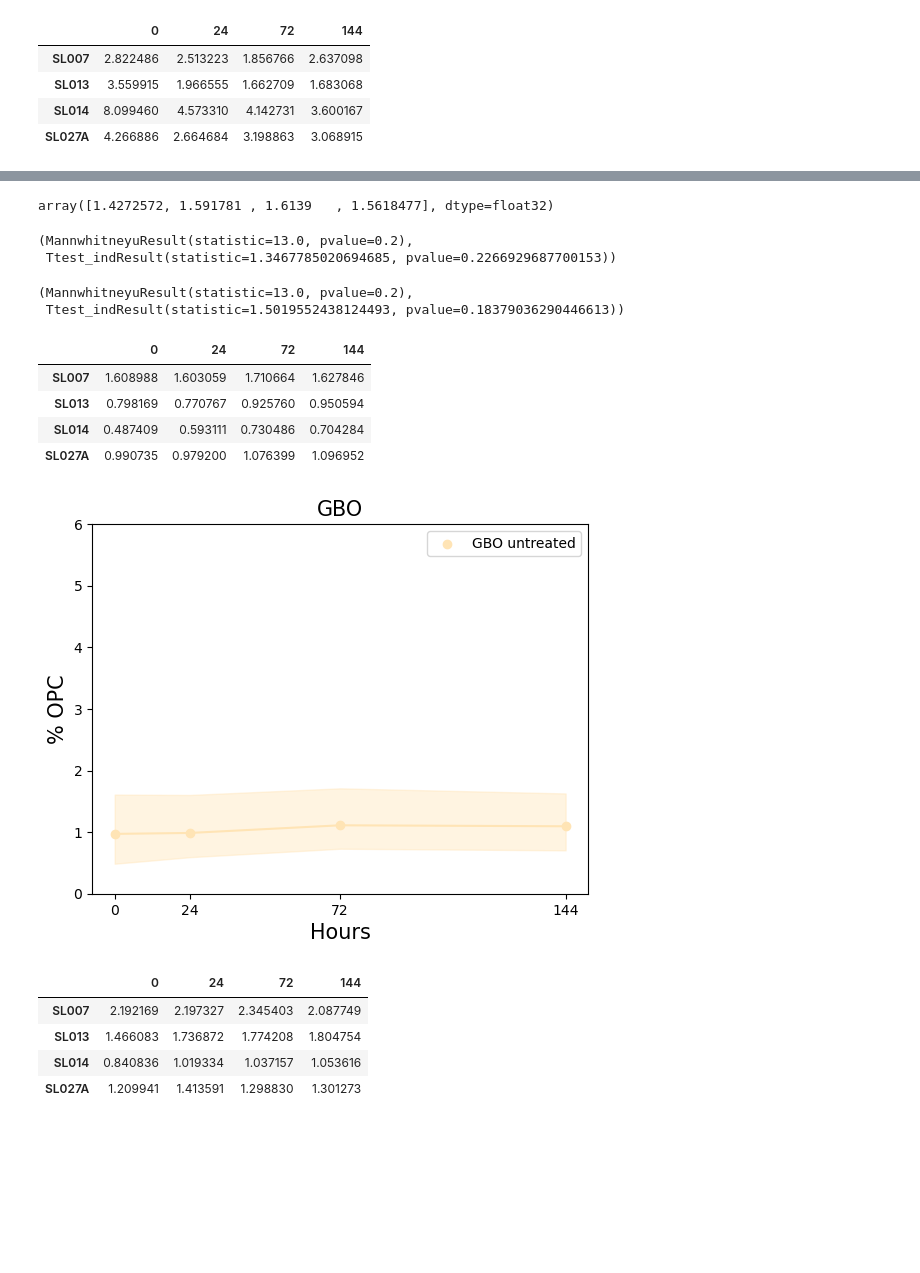
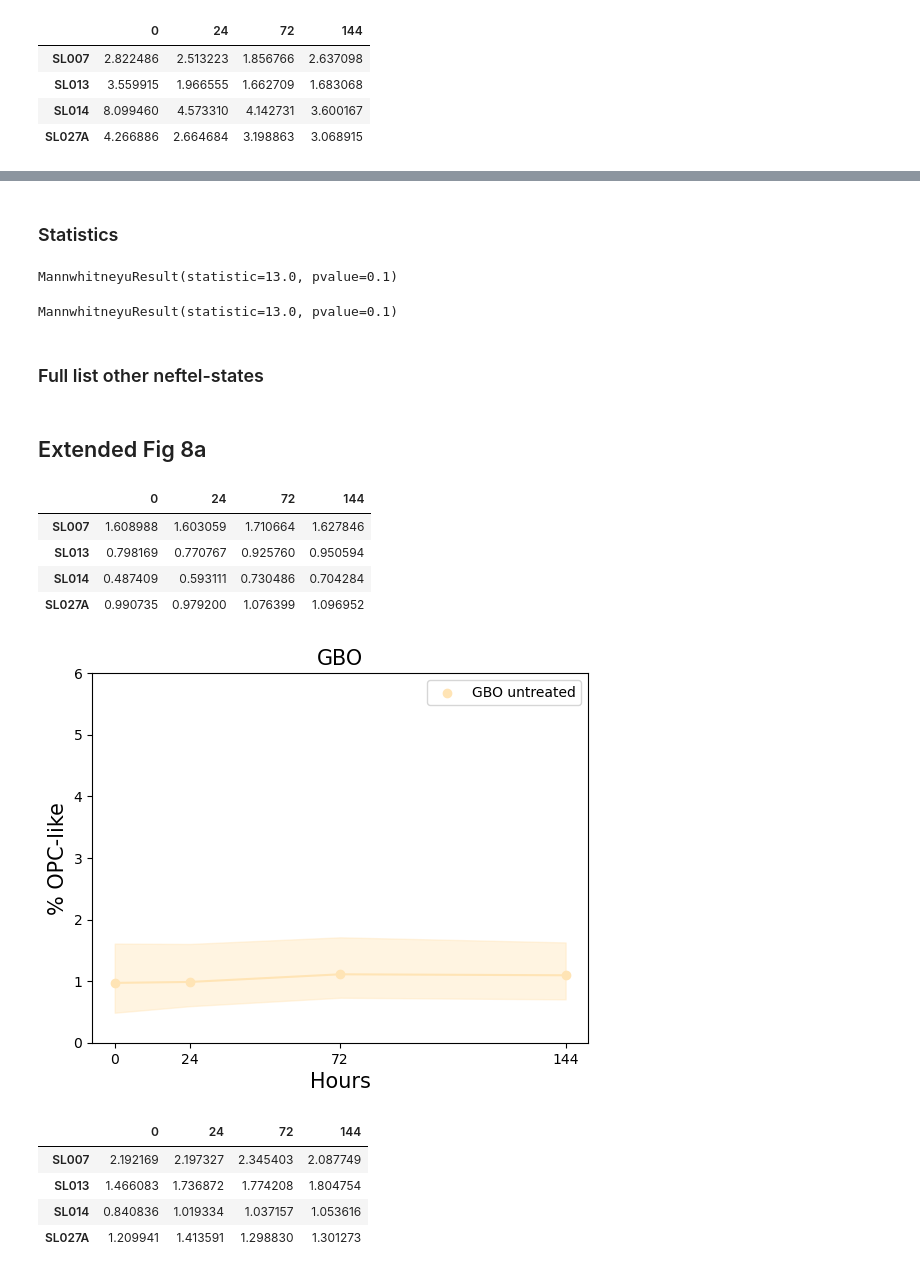
Before and after one commit to linnarsson-lab/glioblastoma_wound_response, a Jupyter notebook: Example_Notebooks/Figure 2/Figure_2B_Extended_Figure_8A(GBO_control).ipynb, the cells around one changed output, grey strips where cells are left out. Drawn from its saved outputs; the diff is of its cells as text; code cells hidden in the pictures; blank space fills up the shorter version.

```diff
--- a/Example_Notebooks/Figure 2/Figure_2B_Extended_Figure_8A(GBO_control).ipynb
+++ b/Example_Notebooks/Figure 2/Figure_2B_Extended_Figure_8A(GBO_control).ipynb
@@ -44,5 +18,6 @@ GBO.obs.index = [x for x in GBO.obs.obs_names]
 # %%
-GBO = sc.read_loom('/proj/cytograph/jesper/GBM_revision/GBO_control_smartseq_2025.loom')
+# Load the sample data into your local Shoji database
+GBO = sc.read_h5ad('/home/jesper/data/bulk_samples_GBO_control_smartseq_2025.h5ad') #Change to the path where the h5ad file has been saved
 # %%
 GBO.obs
 # %% [output]
@@ -193,16 +127,15 @@ array([2.1921692, 2.1973271, 2.3454032, 2.0877485], dtype=float32)
-# %%
-np.array(np.mean(merg, axis=0))
-# %% [output]
-array([1.4272572, 1.591781 , 1.6139   , 1.5618477], dtype=float32)
+# %% [markdown]
+### Statistics
 # %%
+#One-sided
 #+p-h 0 vs 24 hours
-mannwhitneyu(merg[0:4]['0'], merg[0:4]['24']), ttest_ind(merg[0:4]['0'], merg[0:4]['24'])
+mannwhitneyu(merg[0:4]['0'], merg[0:4]['24'], alternative='greater') #not significant
 # %% [output]
-(MannwhitneyuResult(statistic=13.0, pvalue=0.2),
- Ttest_indResult(statistic=1.3467785020694685, pvalue=0.2266929687700153))
+MannwhitneyuResult(statistic=13.0, pvalue=0.1)
 # %%
 #+p-h 0 vs 24 hours
-mannwhitneyu(merg[0:4]['0'], merg[0:4]['72']), ttest_ind(merg[0:4]['0'], merg[0:4]['72'])
+mannwhitneyu(merg[0:4]['0'], merg[0:4]['72'], alternative='greater') #not significant
 # %% [output]
-(MannwhitneyuResult(statistic=13.0, pvalue=0.2),
- Ttest_indResult(statistic=1.5019552438124493, pvalue=0.18379036290446613))
+MannwhitneyuResult(statistic=13.0, pvalue=0.1)
+# %% [markdown]
+### Full list other neftel-states
@@ -209,34 +148,38 @@ mannwhitneyu(merg[0:4]['0'], merg[0:4]['72']), ttest_ind(merg[0:4]['0'], merg[0:
+# %% [markdown]
+## Extended Fig 8a
 # %%
-df = GBO.to_df(layer=None)
-df_all = df.sum(axis=1)
-MES_df = df[OPC]
-df_mes = MES_df.sum(axis=1)
+df = GBO.to_df(layer=None) #Save as dataframe
+df_all = df.sum(axis=1) #total UMIs per sample
+OPC_df = df[OPC] # OPC-genes dataframe
+df_OPC = OPC_df.sum(axis=1) #total UMIs OPC genes per sample
 zero = GBO[GBO.obs["Time"] == "0h"]
 zero_all = df_all[zero.obs.index]
-zero_mes = df_mes[zero.obs.index]
+zero_OPC = df_OPC[zero.obs.index]
 one = GBO[GBO.obs["Time"] == "24h"]
 one_all = df_all[one.obs.index]
-one_mes = df_mes[one.obs.index]
+one_OPC = df_OPC[one.obs.index]
 three = GBO[GBO.obs["Time"] == "72h"]
 three_all = df_all[three.obs.index]
-three_mes = df_mes[three.obs.index]
+three_OPC = df_OPC[three.obs.index]
 six = GBO[GBO.obs["Time"] == "144h"]
 six_all = df_all[six.obs.index]
-six_mes = df_mes[six.obs.index]
-MES_zero = zero_mes/zero_all
-MES_one = one_mes/one_all
-MES_three = three_mes/three_all
-MES_six = six_mes/six_all
-merged = pd.concat([MES_zero, MES_one, MES_three, MES_six], axis=1)
+six_OPC = df_OPC[six.obs.index]
+#Fraction of OPC-genes UMIs of total per timepoint
+OPC_zero = zero_OPC/zero_all
+OPC_one = one_OPC/one_all
+OPC_three = three_OPC/three_all
+OPC_six = six_OPC/six_all
+#Make a dataframe with timepoint as columns
+merged = pd.concat([OPC_zero, OPC_one, OPC_three, OPC_six], axis=1)
 merged = merged.rename(columns={0: '0', 1: '24', 2:'72', 3: '144'})
 rename = dict(GBO.obs.Time_Sample)
-merged1 = merged.rename(index=rename)
-merged1 = merged1.multiply(100)
+merged1 = merged.rename(index=rename) #rename index
+merged1 = merged1.multiply(100) #multiply by 100 (display percent)
 rename = dict(GBO.obs.Sample)
 merg = merged.rename(index=rename)
-merg = merg.mean(level=0)
+merg = merg.mean(level=0) #condense df by merging rows of same sample+condition but different time points
 merg = merg.multiply(100)
-merg1 = merg.mean(axis=0)
+merg1 = merg.mean(axis=0) #condense df by merging all samples (mean) of same condition but different time points (columns)
 merg
 # %% [output]
 |  | 0 | 24 | 72 | 144 |
@@ -247,19 +190,17 @@ merg
 # %%
 numb = merg1.index.astype(int)
 plt.scatter(numb, merg1,label='GBO untreated', color='moccasin')
 plt.plot(numb, merg1, color='moccasin')
 plt.fill_between(numb, np.min(merg[0:3]),np.max(merg[0:3]), color='moccasin', alpha=0.4)
 plt.ylim(0, 6)
 plt.legend()
 plt.xlabel('Hours', fontsize=15)
-plt.ylabel('% OPC', fontsize=15)
+plt.ylabel('% OPC-like', fontsize=15)
 plt.title('GBO', fontsize=15)
 plt.xticks(numb)
 threshold1 = 0.2
 threshold2 = 71
 tr = numb +3
-#plt.fill_between(tr, 10, where= (tr < 140) & (tr > 0), color='lightblue', alpha=0.2)
-plt.savefig("/proj/cytograph/jesper/Figures/revision/GBO_control_OPC.pdf", dpi=300)
 # %% [output]
-[figure, old version]
+[figure, new version]
 # %%
```
Also changed, not shown: parts of 20 cells of this notebook.
